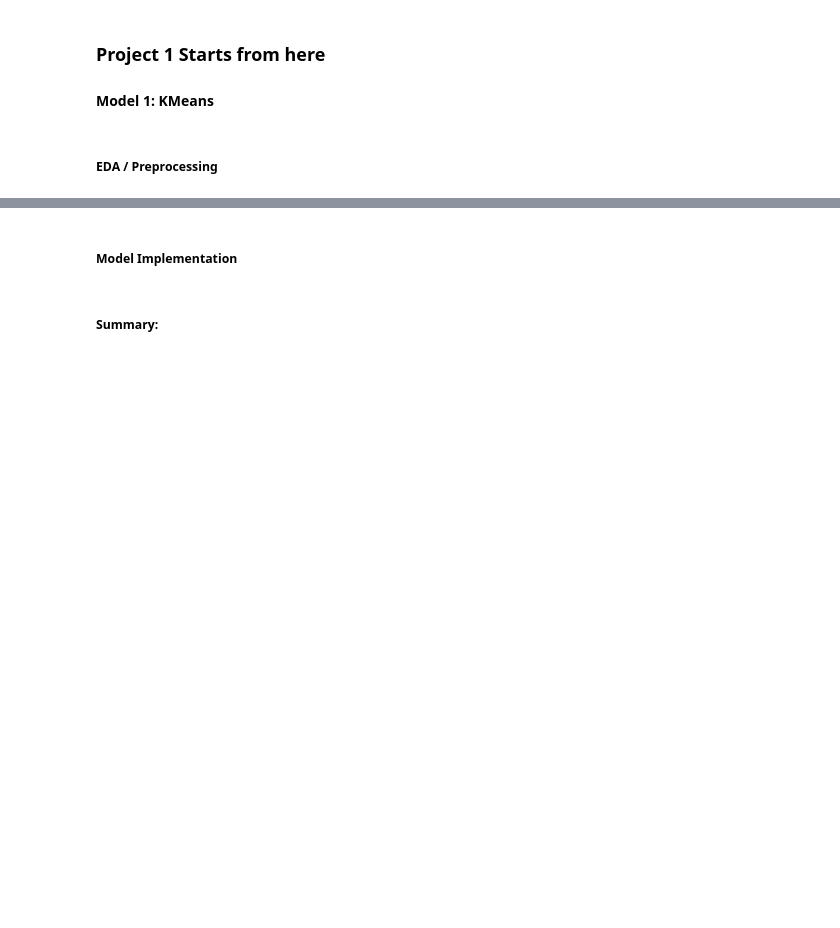
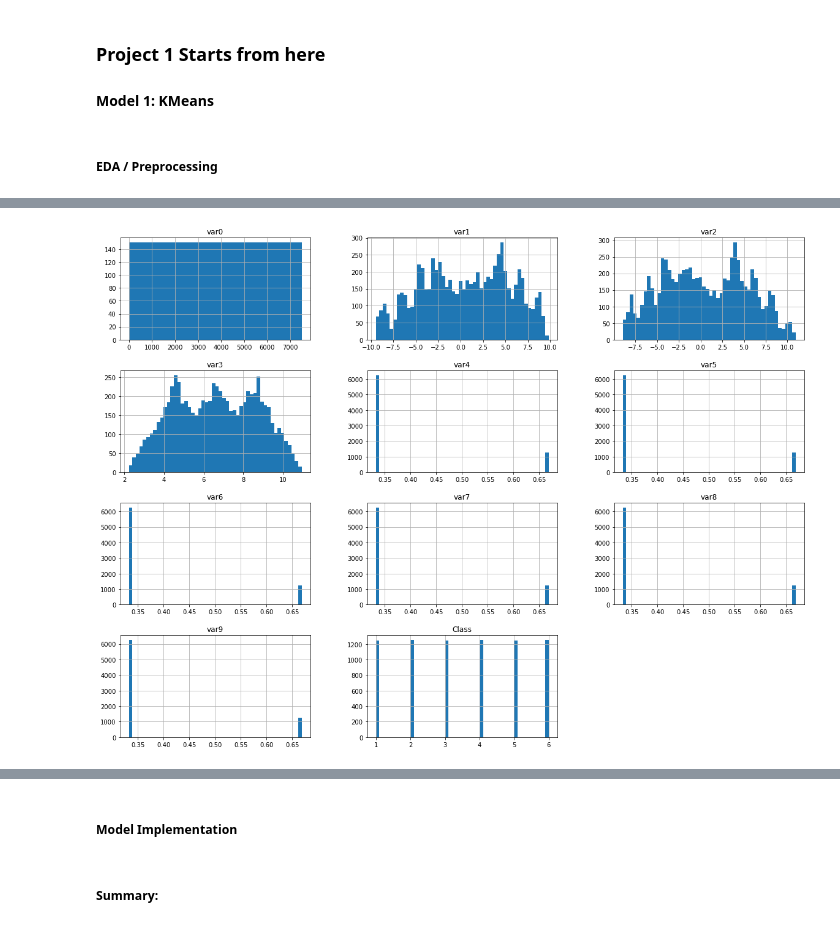
Before and after one commit to calebpelliott/Machine-Learning-CS559, a Jupyter notebook: PRJ1/F21/F21_CS559_Project1.ipynb, the cells around one changed output, grey strips where cells are left out. Saved outputs shown, nothing was run; the diff lists cells and outputs as text; code cells hidden in the pictures; blank space fills up the shorter version.

```diff
--- a/PRJ1/F21/F21_CS559_Project1.ipynb
+++ b/PRJ1/F21/F21_CS559_Project1.ipynb
@@ -95,0 +126,5 @@ plot_3D(df,'var1','var2','var9','Class')
+# %%
+df.hist(bins=50, figsize=(20,15))
+plt.show()
+# %% [output]
+[figure, added]
```
Also changed, not shown: parts of 19 cells of this notebook, 1 other file.
